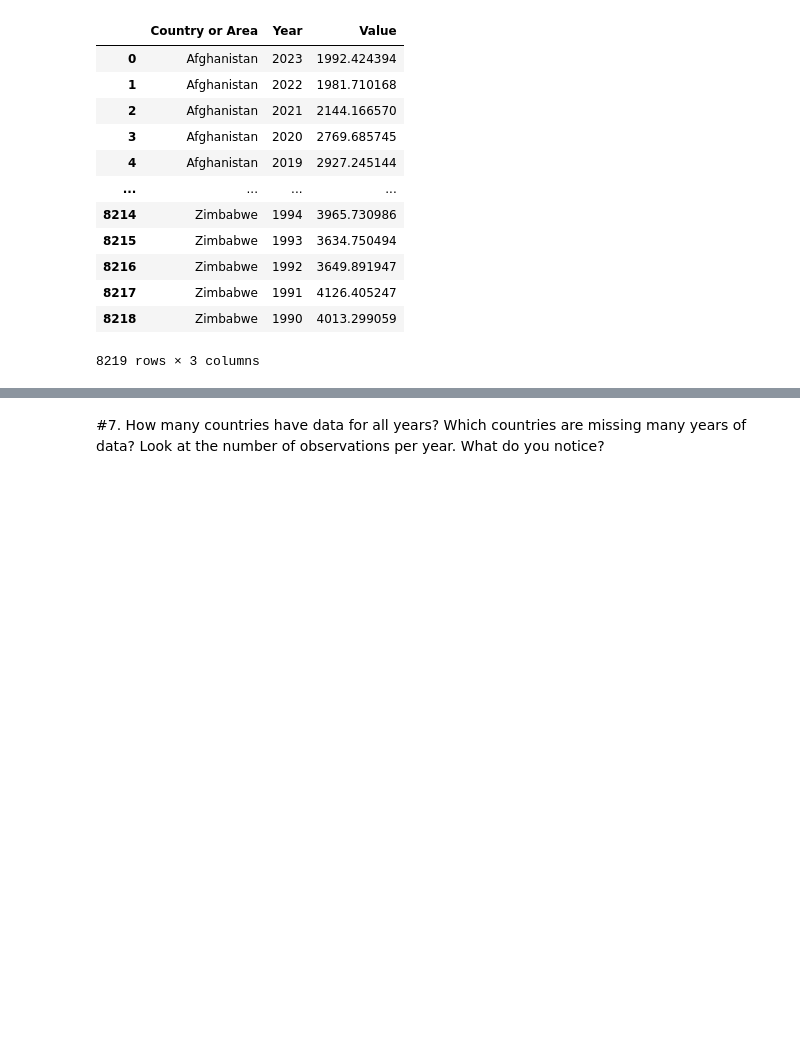
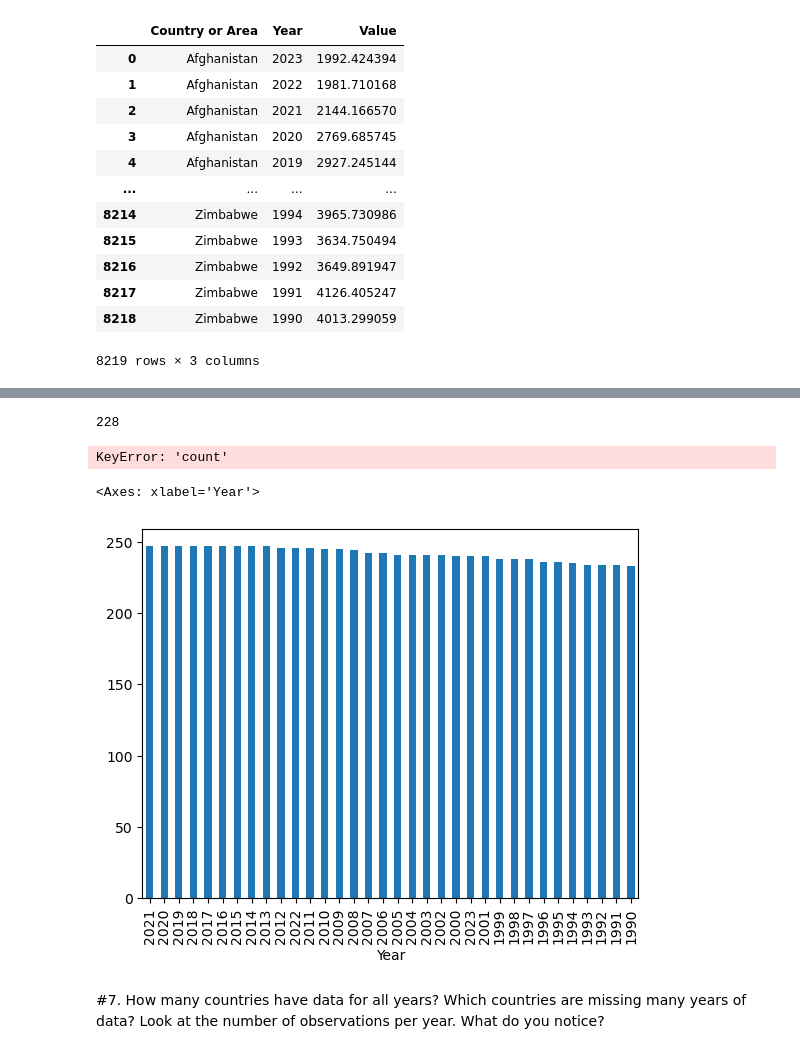
Before and after one commit to NSS-Full-Time-Data-Analytics-16/un-project-jaimreyes, a Jupyter notebook: notebook/un_project.ipynb, the cells around one changed output, grey strips where cells are left out. Saved outputs shown, nothing was run; the diff lists cells and outputs as text; code cells hidden in the pictures; blank space fills up the shorter version.

```diff
--- a/notebook/un_project.ipynb
+++ b/notebook/un_project.ipynb
@@ -80,3 +89,16 @@ gdp_df
+# %%
+len(country_count.loc[country_count['Count'] == gdp_df.Year.nunique()])
+# %% [output]
+228
+# %%
+len(country_count.loc[country_count['count'] != gdp_df.Year.nunique()])
+# %% [output]
+KeyError: 'count'
+# %%
+gdp_df['Year'].value_counts().plot(kind = 'bar')
+# %% [output]
+<Axes: xlabel='Year'>
+[figure, added]
 # %% [markdown]
 #7. How many countries have data for all years? Which countries are missing many years of data? Look at the number of observations per year. What do you notice?
 # %%
```
Also changed, not shown: parts of 42 cells of this notebook.
